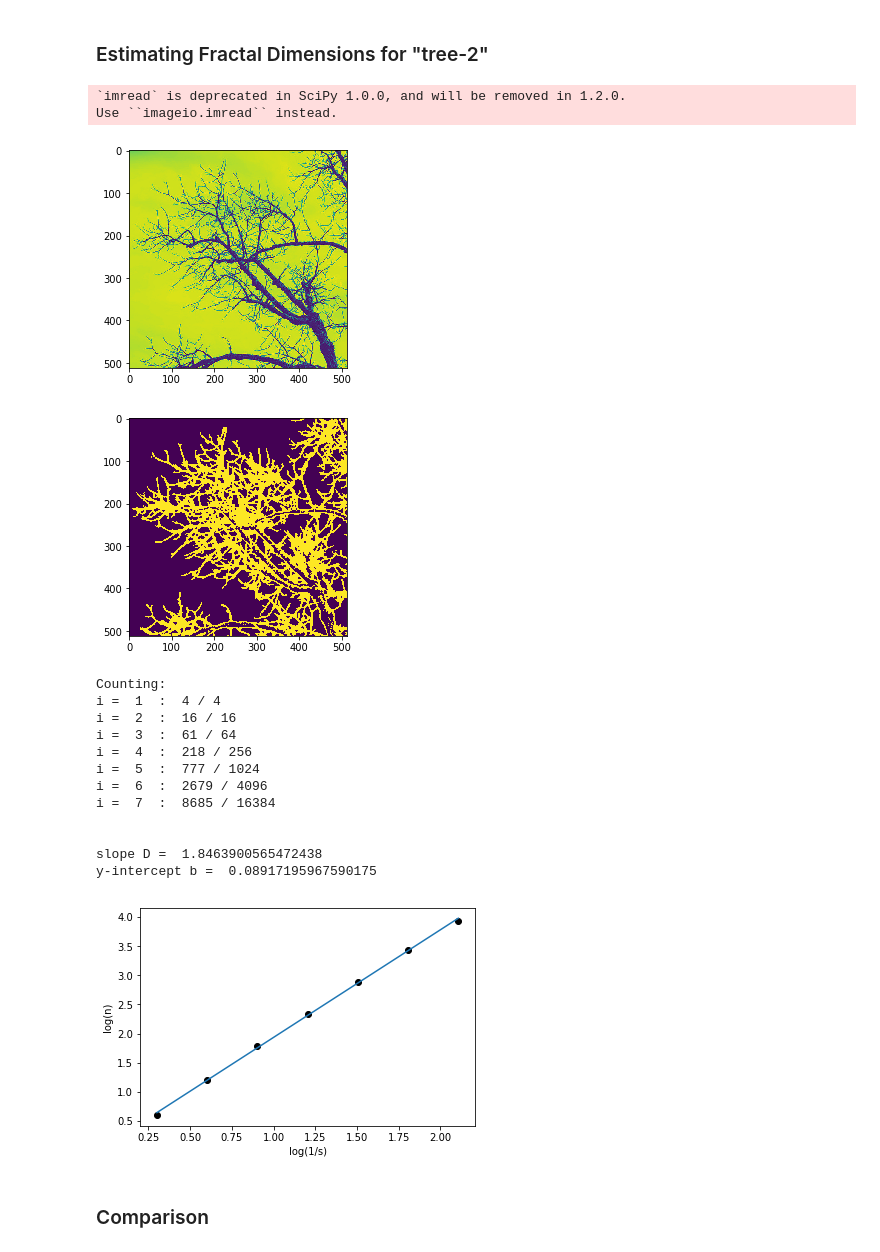
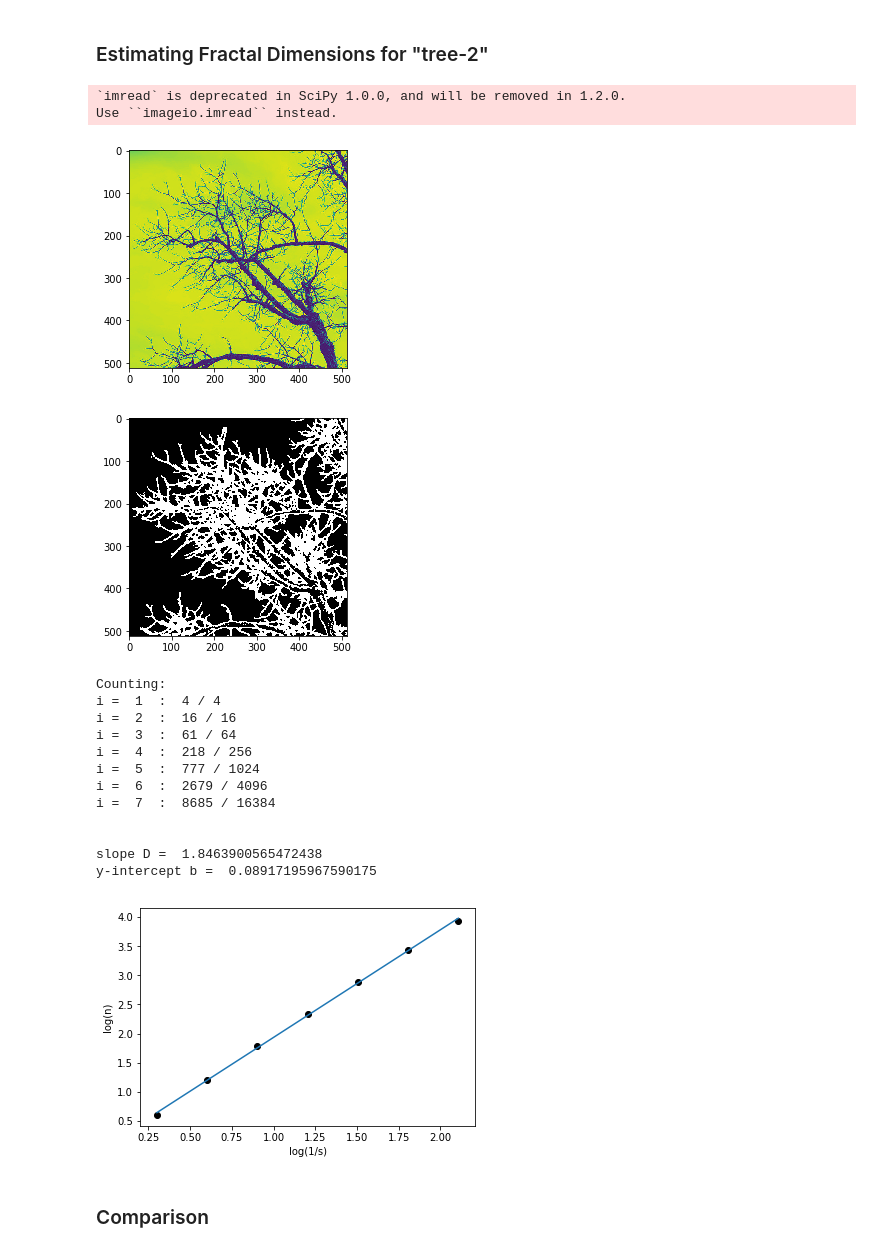
Before and after one commit to ManojPrabhakar/PatternRecognition, a Jupyter notebook: Project1/1.5/1.5.ipynb, the cells around one changed output. Saved outputs shown, nothing was run; the diff lists cells and outputs as text; code cells hidden in the pictures.

```diff
--- a/Project1/1.5/1.5.ipynb
+++ b/Project1/1.5/1.5.ipynb
@@ -36,7 +36,7 @@ def plot_squares(squares, sq_dim, sq_num):
     rows = sq_num
     for i, square in enumerate(squares):
         fig.add_subplot(rows, columns, (i+1))
-        plt.imshow(square.T)
+        plt.imshow(square.T, cmap="gray")
     plt.show()
 # %%
 # To divide an image into square bins
@@ -183,18 +183,18 @@ y-intercept b =  0.19530464760481436
 # %%
 imgName = 'tree-2'
 f = msc.imread(imgName+'.png', flatten=True).astype(np.float)
 g = foreground2BinImg(f)
 
 plt.imshow(f)
 plt.show()
-plt.imshow(g)
+plt.imshow(g, cmap="gray")
 plt.show()
 t2_log_inv_s, t2_log_n, t2_D, t2_b = estimate_fractal_dimension(g)
 # %% [output]
 `imread` is deprecated in SciPy 1.0.0, and will be removed in 1.2.0.
 Use ``imageio.imread`` instead.
 [figure]
-[figure, old version]
+[figure, new version]
 Counting:
 i =  1  :  4 / 4
 i =  2  :  16 / 16
```
Also changed, not shown: parts of 2 cells of this notebook.
